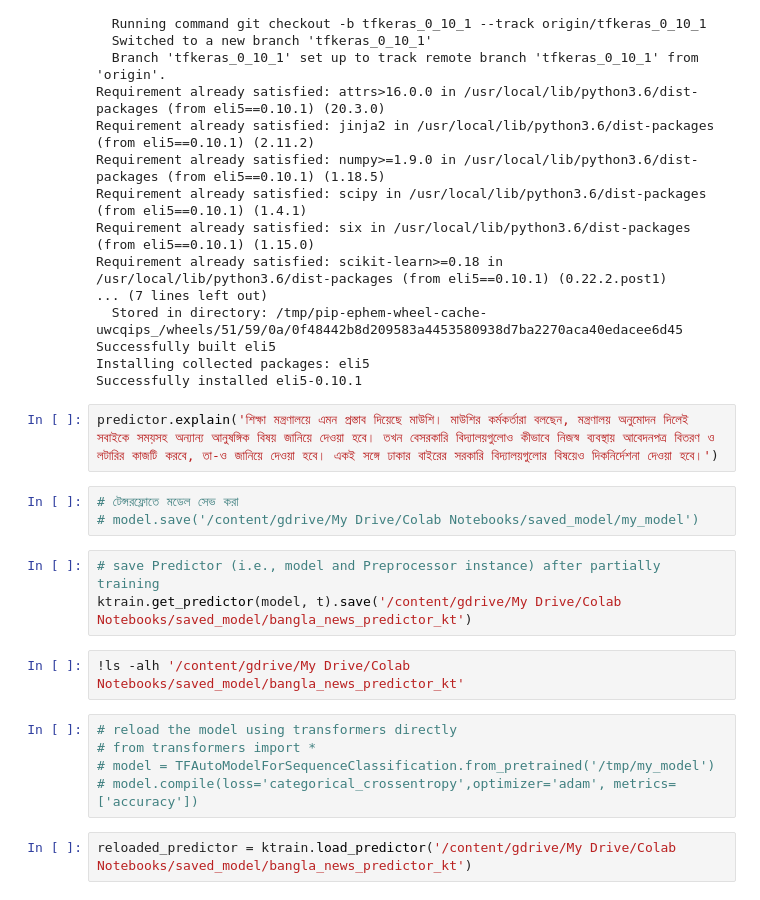
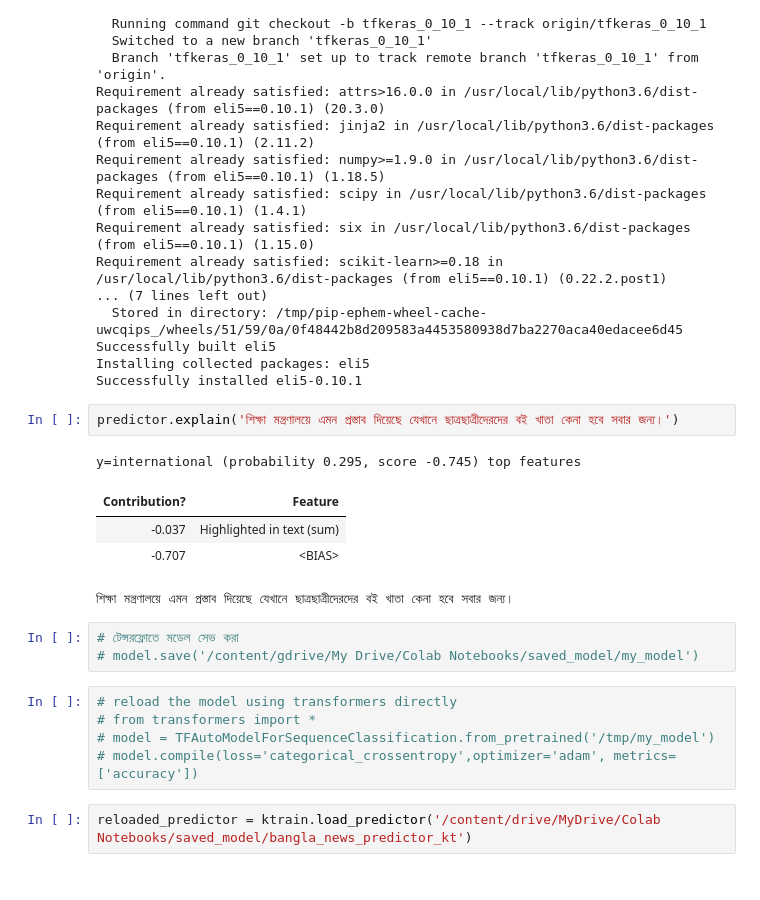
Before and after one commit to raqueeb/nlp_bangla, a Jupyter notebook: Chap_7_transformers_bert_Bangla.ipynb, the cells around one changed output. Saved outputs shown, nothing was run; the diff lists cells and outputs as text.

```diff
--- a/Chap_7_transformers_bert_Bangla.ipynb
+++ b/Chap_7_transformers_bert_Bangla.ipynb
@@ -215,22 +227,23 @@ Requirement already satisfied: scikit-learn>=0.18 in /usr/local/lib/python3.6/di
 Successfully built eli5
 Installing collected packages: eli5
 Successfully installed eli5-0.10.1
-# %%
-predictor.explain('শিক্ষা মন্ত্রণালয়ে এমন প্রস্তাব দিয়েছে মাউশি। মাউশির কর্মকর্তারা বলছেন, মন্ত্রণালয় অনুমোদন দিলেই সবাইকে সময়সহ অন্যান্য আনুষঙ্গিক বিষয় জানিয়ে দেওয়া হবে। তখন বেসরকারি বিদ্যালয়গুলোও কীভাবে নিজস্ব ব্যবস্থায় আবেদনপত্র বিতরণ ও লটারির কাজটি করবে, তা-ও জানিয়ে দেওয়া হবে। একই সঙ্গে ঢাকার বাইরের সরকারি বিদ্যালয়গুলোর বিষয়েও দিকনির্দেশনা দেওয়া হবে।')
+# %%
+predictor.explain('শিক্ষা মন্ত্রণালয়ে এমন প্রস্তাব দিয়েছে যেখানে ছাত্রছাত্রীদেরদের বই খাতা কেনা হবে সবার জন্য।')
+# %% [output]
+y=international (probability 0.295, score -0.745) top features
+| Contribution? | Feature |
+| -0.037 | Highlighted in text (sum) |
+| -0.707 | <BIAS> |
+শিক্ষা মন্ত্রণালয়ে এমন প্রস্তাব দিয়েছে যেখানে ছাত্রছাত্রীদেরদের বই খাতা কেনা হবে সবার জন্য।
 # %%
 # টেন্সরফ্লোতে মডেল সেভ করা
 # model.save('/content/gdrive/My Drive/Colab Notebooks/saved_model/my_model')
-# %%
-# save Predictor (i.e., model and Preprocessor instance) after partially training
-ktrain.get_predictor(model, t).save('/content/gdrive/My Drive/Colab Notebooks/saved_model/bangla_news_predictor_kt')
-# %%
-!ls -alh '/content/gdrive/My Drive/Colab Notebooks/saved_model/bangla_news_predictor_kt'
 # %%
 # reload the model using transformers directly
 # from transformers import *
 # model = TFAutoModelForSequenceClassification.from_pretrained('/tmp/my_model')
 # model.compile(loss='categorical_crossentropy',optimizer='adam', metrics=['accuracy'])
 # %%
-reloaded_predictor = ktrain.load_predictor('/content/gdrive/My Drive/Colab Notebooks/saved_model/bangla_news_predictor_kt')
+reloaded_predictor = ktrain.load_predictor('/content/drive/MyDrive/Colab Notebooks/saved_model/bangla_news_predictor_kt')
 # %%
 reloaded_predictor.predict_proba('বঙ্গবন্ধু টি–টোয়েন্টি কাপে কাল জেমকন খুলনার হয়ে খেলার ম্যাচে ৪ ওভারে ২৮ রানে ১ উইকেট নেন মাশরাফি বিন মুর্তজা।')
```
Also changed, not shown: parts of 4 cells of this notebook.
